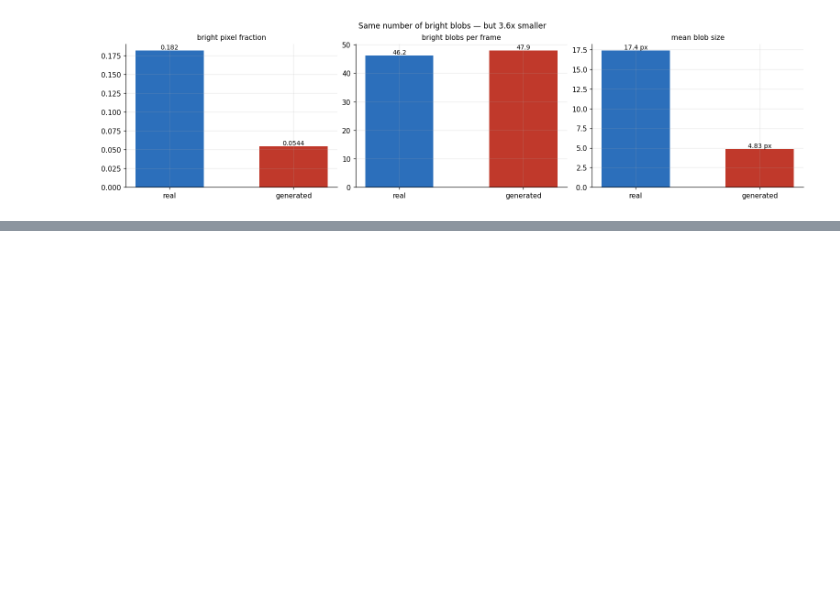
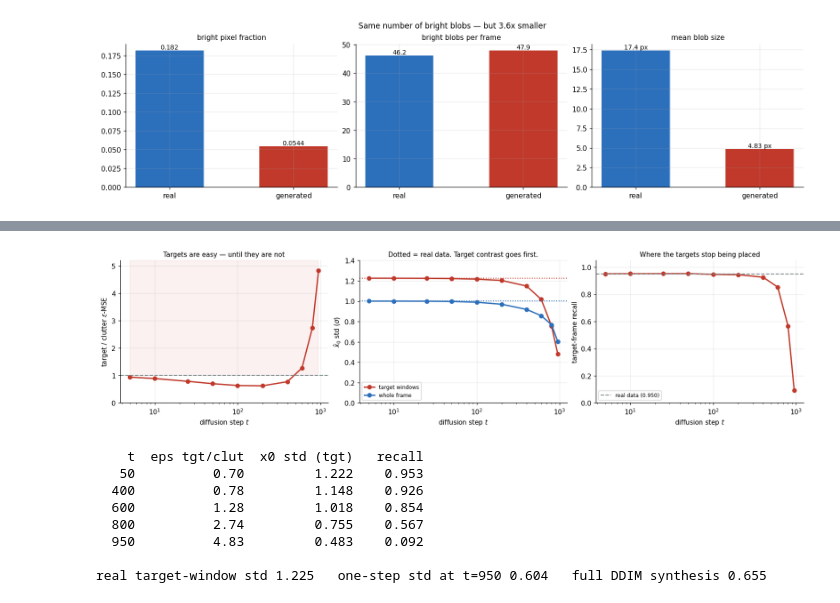
Before and after one commit to arigra/radSeq, a Jupyter notebook: notebooks/01_research_story.ipynb, the cells around one changed output, grey strips where cells are left out. Saved outputs shown, nothing was run; the diff lists cells and outputs as text; code cells hidden in the pictures; blank space fills up the shorter version.

```diff
--- a/notebooks/01_research_story.ipynb
+++ b/notebooks/01_research_story.ipynb
@@ -820,0 +791,56 @@ the framing if the ablation shows the constraint is fundamental.
+# %%
+D = json.load(open("samples/diag_denoising_by_timestep.json"))
+base = D["arms"]["baseline_temporal_d8"]["by_timestep"]
+ref = D["dataset"]["reference_distribution_normalized"]["regions"]
+ts = sorted(int(t) for t in base)
+
+ratio = [base[str(t)]["epsilon_prediction"]["target_to_clutter_mse_ratio"] for t in ts]
+x0_all = [base[str(t)]["x0_reconstruction_raw"]["regions"]["all"]["prediction_std"] for t in ts]
+x0_tgt = [base[str(t)]["x0_reconstruction_raw"]["regions"]["target_window"]["prediction_std"] for t in ts]
+rec = [base[str(t)]["raw_target_frame_metrics"]["target_frame_recall"] for t in ts]
+
+fig, axes = plt.subplots(1, 3, figsize=(15, 3.8), constrained_layout=True)
+
+axes[0].semilogx(ts[1:], ratio[1:], "o-", color=RED, lw=2)
+axes[0].axhline(1.0, color=GREY, ls="--", lw=1.4)
+axes[0].fill_between([5, 950], 1.0, 5.2, color=RED, alpha=.07)
+axes[0].set_xlabel("diffusion step $t$")
+axes[0].set_ylabel("target / clutter $\\epsilon$-MSE")
+axes[0].set_ylim(0, 5.2)
+axes[0].set_title("Targets are easy — until they are not", fontsize=10)
+
+axes[1].semilogx(ts[1:], x0_tgt[1:], "o-", color=RED, lw=2, label="target windows")
+axes[1].semilogx(ts[1:], x0_all[1:], "o-", color=BLUE, lw=2, label="whole frame")
+axes[1].axhline(ref["target_window"]["reference_std"], color=RED, ls=":", lw=1.4)
+axes[1].axhline(ref["all"]["reference_std"], color=BLUE, ls=":", lw=1.4)
+axes[1].set_xlabel("diffusion step $t$"); axes[1].set_ylabel(r"$\hat{x}_0$ std ($\sigma$)")
+axes[1].set_ylim(0, 1.4); axes[1].legend(fontsize=8, loc="lower left")
+axes[1].set_title("Dotted = real data. Target contrast goes first.", fontsize=10)
+
+axes[2].semilogx(ts[1:], rec[1:], "o-", color=RED, lw=2)
+axes[2].axhline(D["dataset"]["reference_target_frame_metrics"]["target_frame_recall"],
+                color=GREY, ls="--", lw=1.4, label="real data (0.950)")
+axes[2].set_xlabel("diffusion step $t$"); axes[2].set_ylabel("target-frame recall")
+axes[2].set_ylim(0, 1.05); axes[2].legend(fontsize=8, loc="lower left")
+axes[2].set_title("Where the targets stop being placed", fontsize=10)
+plt.show()
+
+print(f"{'t':>5} {'eps tgt/clut':>13} {'x0 std (tgt)':>13} {'recall':>8}")
+for t in [50, 400, 600, 800, 950]:
+    b = base[str(t)]
+    print(f"{t:>5} {b['epsilon_prediction']['target_to_clutter_mse_ratio']:>13.2f} "
+          f"{b['x0_reconstruction_raw']['regions']['target_window']['prediction_std']:>13.3f} "
+          f"{b['raw_target_frame_metrics']['target_frame_recall']:>8.3f}")
+print(f"\nreal target-window std {ref['target_window']['reference_std']:.3f}"
+      f"   one-step std at t=950 {x0_all[-1]:.3f}"
+      f"   full DDIM synthesis 0.655")
+# %% [output]
+[figure, added]
+    t  eps tgt/clut  x0 std (tgt)   recall
+   50          0.70         1.222    0.953
+  400          0.78         1.148    0.926
+  600          1.28         1.018    0.854
+  800          2.74         0.755    0.567
+  950          4.83         0.483    0.092
+
+real target-window std 1.225   one-step std at t=950 0.604   full DDIM synthesis 0.655
```
Also changed, not shown: parts of 24 cells of this notebook.
